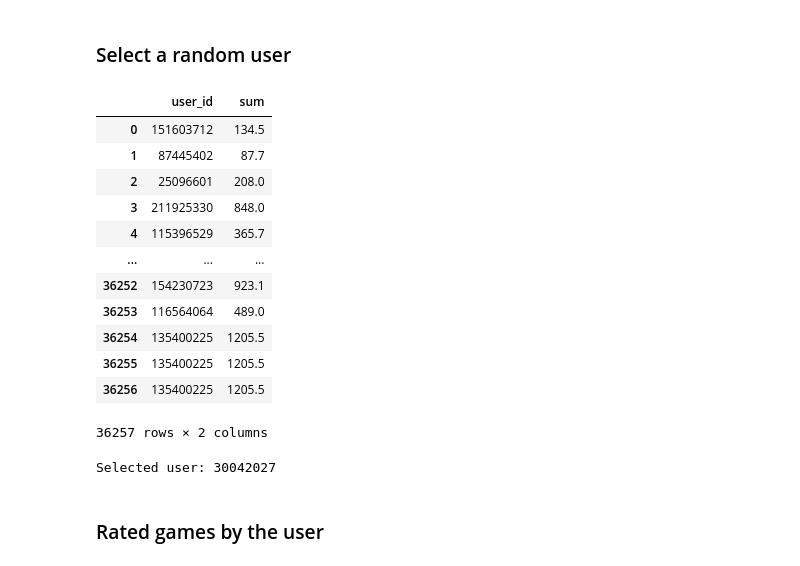
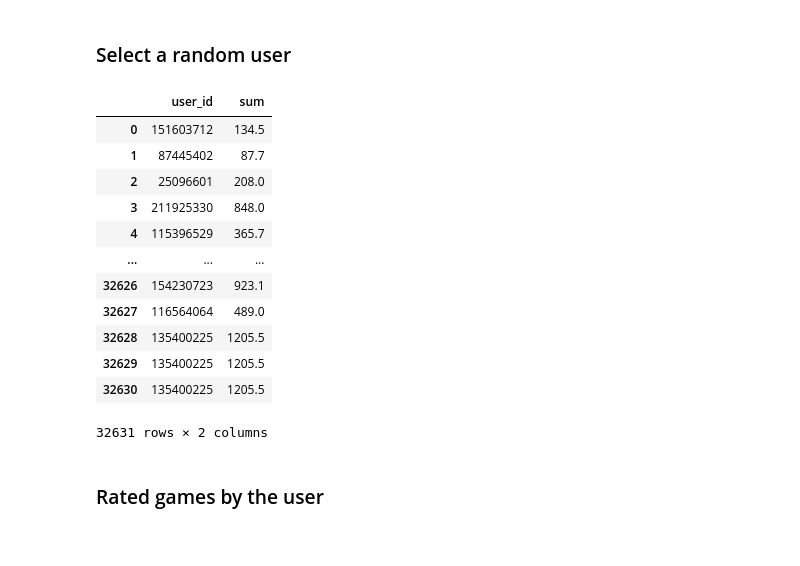
Before and after one commit to ymavruk/The-Recommended-Group-2021, a Jupyter notebook: Methods/Model1.ipynb, the cells around one changed output. Cells and saved outputs as stored; diff of their text form; code cells hidden in the pictures.

```diff
--- a/Methods/Model1.ipynb
+++ b/Methods/Model1.ipynb
@@ -4,4 +15,4 @@
 First only content based filtering
 # %%
 #get the data
-csvPath = "../Datasets/dataWithRatings.csv"
+csvPath = "../Datasets/FinalRatings.csv"
@@ -11,36 +19,39 @@ df = pd.read_csv (csvPath)
+# %%
+df = pd.read_csv (csvPath)
+df = df.drop_duplicates(['user_id', 'name'], keep="last")
+df = df.reset_index(drop=True)
 # %% [markdown]
 ### Select a random user
 # %%
 #select a random user that has played more that minHours #JUST LIKE LAB1
 minHours = 500
-df['hours'] = df['hours'].str.replace(',', '.')
+df['hours'] = df['hours']
 df['hours'] = df['hours'].astype(float)
 users_ratings = df.groupby('user_id').hours.agg(['sum']).reindex(df.user_id).reset_index()
 # users_ratings = df.groupby('user_id').total.agg(['sum']).reindex(df.idx).reset_index()
 display(users_ratings)
 selected = users_ratings['sum'] > minHours
 
 selected_users = df.loc[selected]
 
-random_selected = selected_users.sample()
-select_column_df = random_selected.reset_index()['user_id']
-selected_user = select_column_df.iloc[0]
-print("Selected user: " + str(selected_user))
+# random_selected = selected_users.sample()
+# select_column_df = random_selected.reset_index()['user_id']
+# selected_user = select_column_df.iloc[0]
+# print("Selected user: " + str(selected_user))
 # %% [output]
 |  | user_id | sum |
 | 0 | 151603712 | 134.5 |
 | 1 | 87445402 | 87.7 |
 | 2 | 25096601 | 208.0 |
 | 3 | 211925330 | 848.0 |
 | 4 | 115396529 | 365.7 |
 | ... | ... | ... |
-| 36252 | 154230723 | 923.1 |
-| 36253 | 116564064 | 489.0 |
-| 36254 | 135400225 | 1205.5 |
-| 36255 | 135400225 | 1205.5 |
-| 36256 | 135400225 | 1205.5 |
+| 32626 | 154230723 | 923.1 |
+| 32627 | 116564064 | 489.0 |
+| 32628 | 135400225 | 1205.5 |
+| 32629 | 135400225 | 1205.5 |
+| 32630 | 135400225 | 1205.5 |
-36257 rows × 2 columns
+32631 rows × 2 columns
-Selected user: 30042027
 # %% [markdown]
 ### Rated games by the user
 # %%
```
Also changed, not shown: parts of 43 cells of this notebook.
